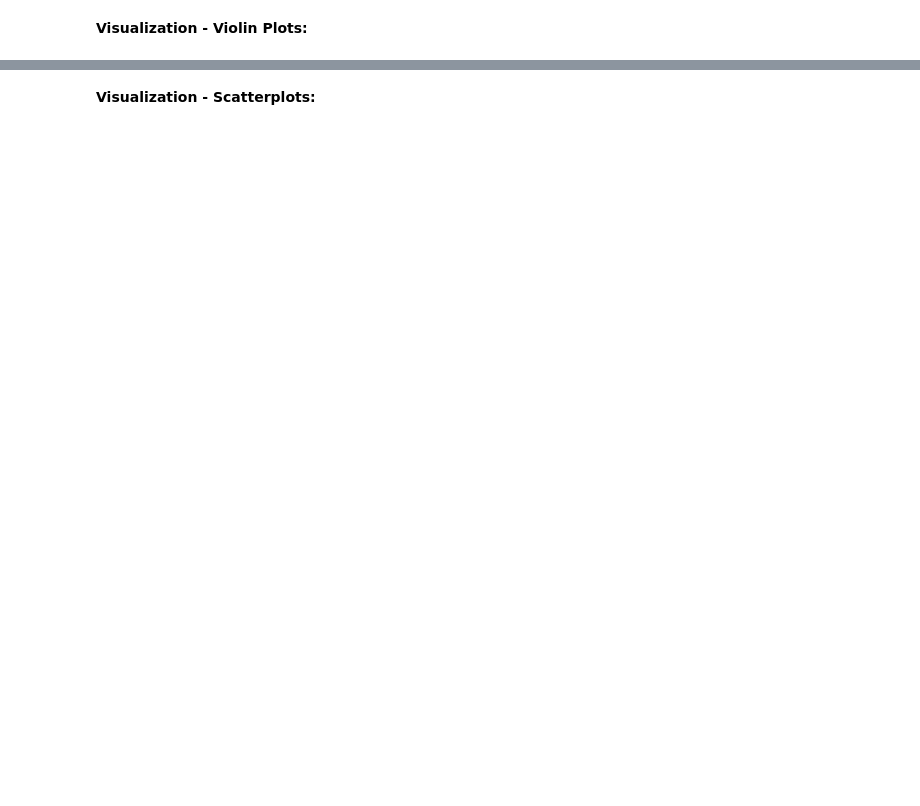
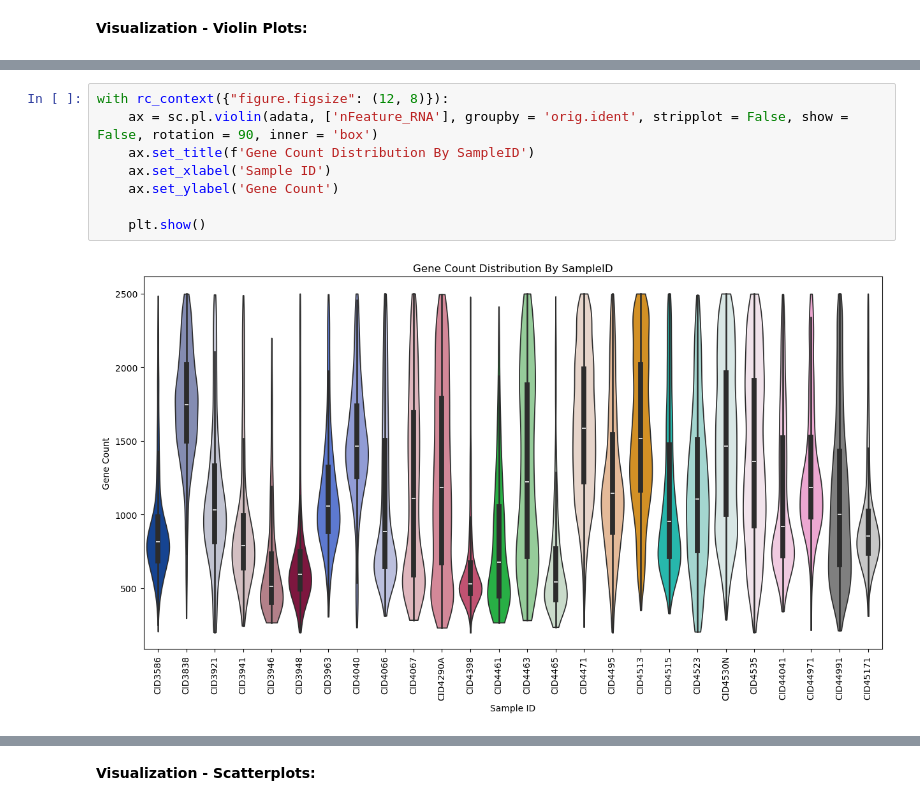
Before and after one commit to JoshuaGalla/BCMarkerDiscovery, a Jupyter notebook: analysis/project_analysis.ipynb, the cells around one changed output, grey strips where cells are left out. Drawn from its saved outputs; the diff is of its cells as text; blank space fills up the shorter version.

```diff
--- a/analysis/project_analysis.ipynb
+++ b/analysis/project_analysis.ipynb
@@ -129 +119,11 @@ plt.show()
+# %%
+with rc_context({"figure.figsize": (12, 8)}):
+    ax = sc.pl.violin(adata, ['nFeature_RNA'], groupby = 'orig.ident', stripplot = False, show = False, rotation = 90, inner = 'box')
+    ax.set_title(f'Gene Count Distribution By SampleID')
+    ax.set_xlabel('Sample ID')
+    ax.set_ylabel('Gene Count')
+
+    plt.show()
+# %% [output]
+[figure, added]
 # %%
```
Also changed, not shown: parts of 36 cells of this notebook.
